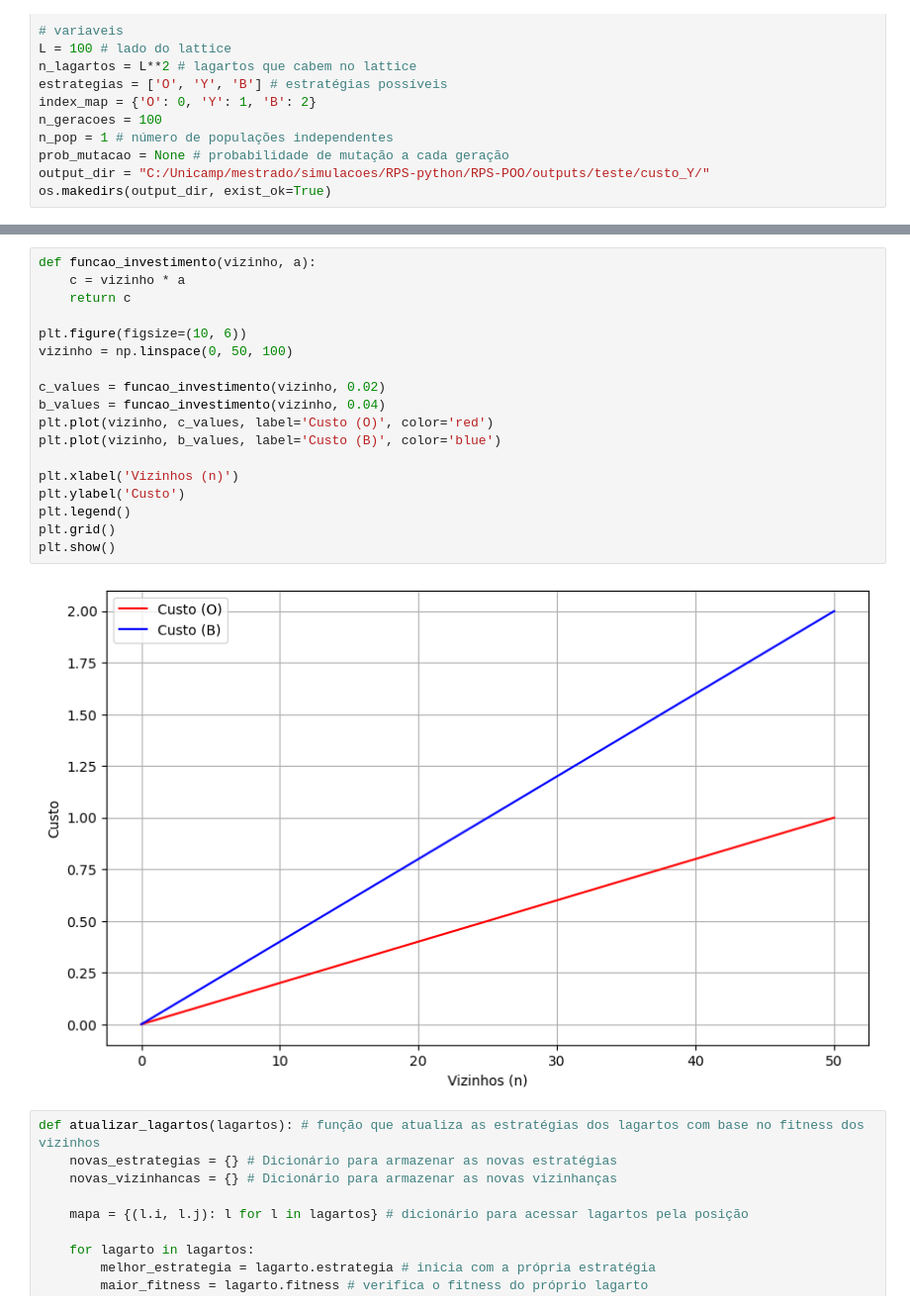
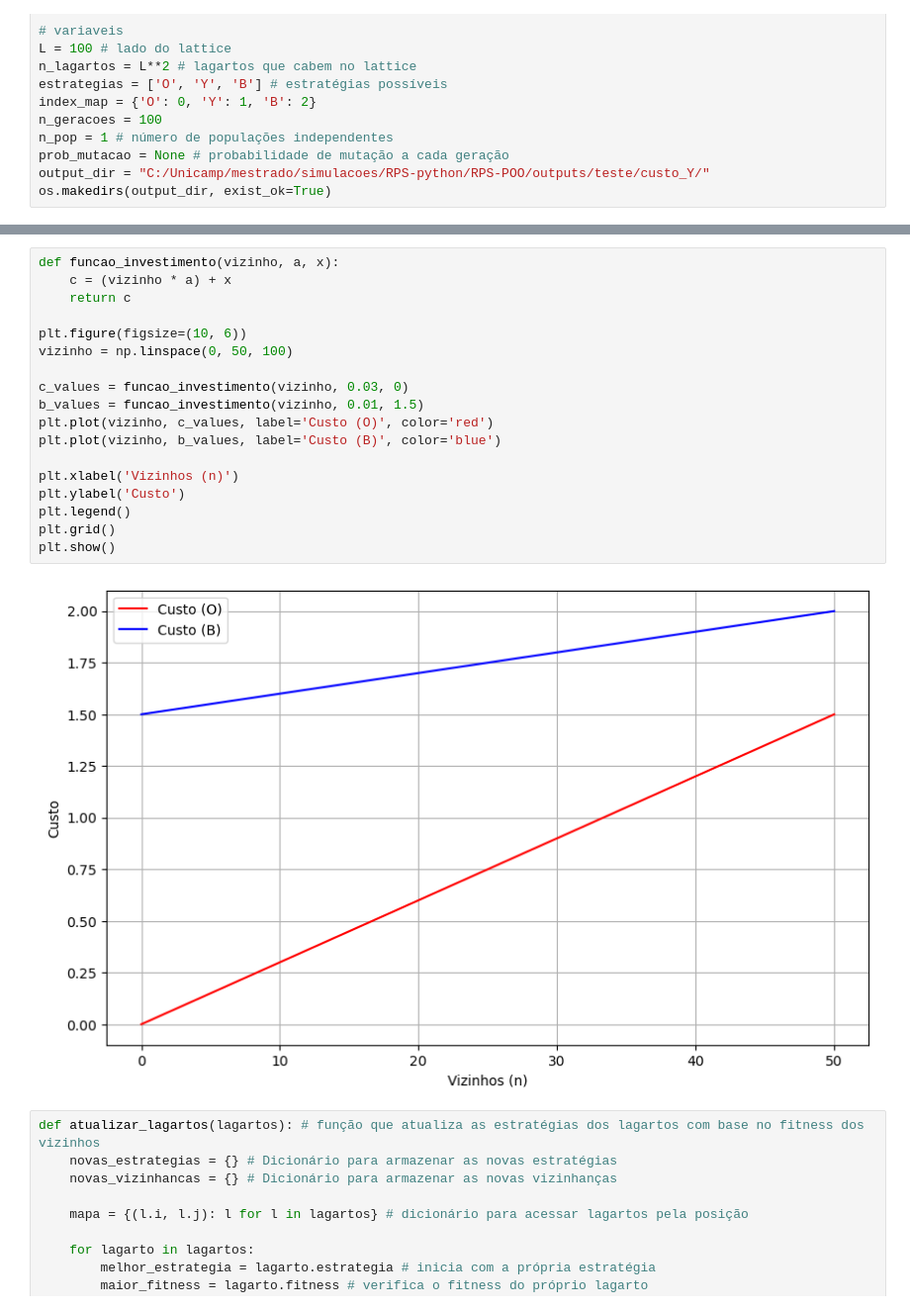
Before and after one commit to nickole821/RPS-vizinhanca, a Jupyter notebook: RPS-POO/testes/teste_cr.ipynb, the cells around one changed output, grey strips where cells are left out. Shown at 99% size. Saved outputs shown, nothing was run; the diff lists cells and outputs as text.

```diff
--- a/RPS-POO/testes/teste_cr.ipynb
+++ b/RPS-POO/testes/teste_cr.ipynb
@@ -140,25 +140,25 @@ def calcular_fitness(lagarto, index_map, matriz_posicao): # função para calcul
 
 calcular_freq = lambda mat: np.array([np.sum(mat == s) / (L ** 2) for s in ['O', 'Y', 'B']]) # calcula a frequência de cada estratégia no lattice na ordem O, Y, B
 # %%
-def funcao_investimento(vizinho, a):
-    c = vizinho * a
+def funcao_investimento(vizinho, a, x):
+    c = (vizinho * a) + x
     return c
 
 plt.figure(figsize=(10, 6))
 vizinho = np.linspace(0, 50, 100)
 
-c_values = funcao_investimento(vizinho, 0.02)
-b_values = funcao_investimento(vizinho, 0.04)
+c_values = funcao_investimento(vizinho, 0.03, 0)
+b_values = funcao_investimento(vizinho, 0.01, 1.5)
 plt.plot(vizinho, c_values, label='Custo (O)', color='red')
 plt.plot(vizinho, b_values, label='Custo (B)', color='blue')
 
 plt.xlabel('Vizinhos (n)')
 plt.ylabel('Custo')
 plt.legend()
 plt.grid()
 plt.show()
 # %% [output]
-[figure, old version]
+[figure, new version]
 # %%
 def atualizar_lagartos(lagartos): # função que atualiza as estratégias dos lagartos com base no fitness dos vizinhos
     novas_estrategias = {} # Dicionário para armazenar as novas estratégias
```
Also changed, not shown: parts of 3 cells of this notebook, 8 other files.
